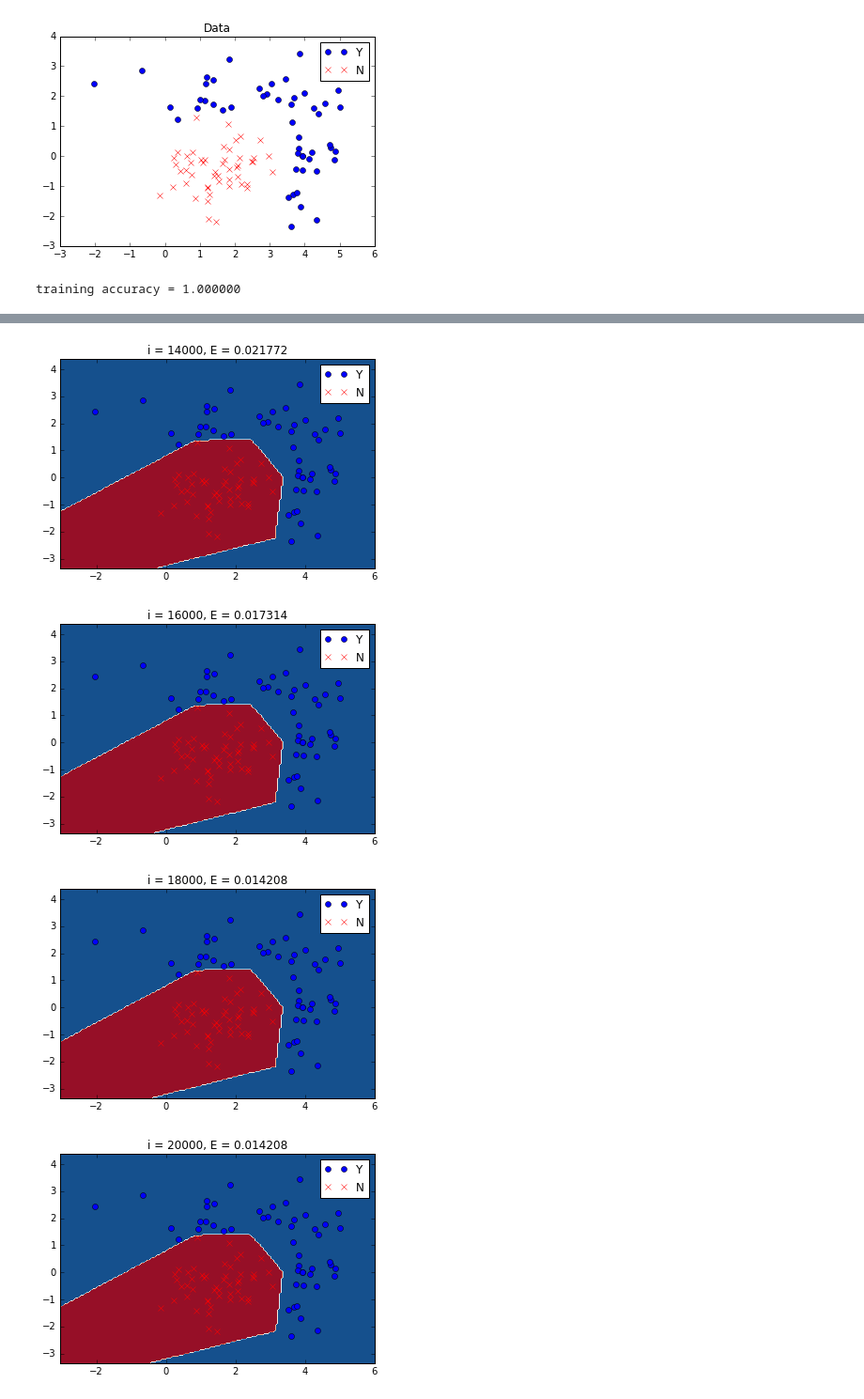
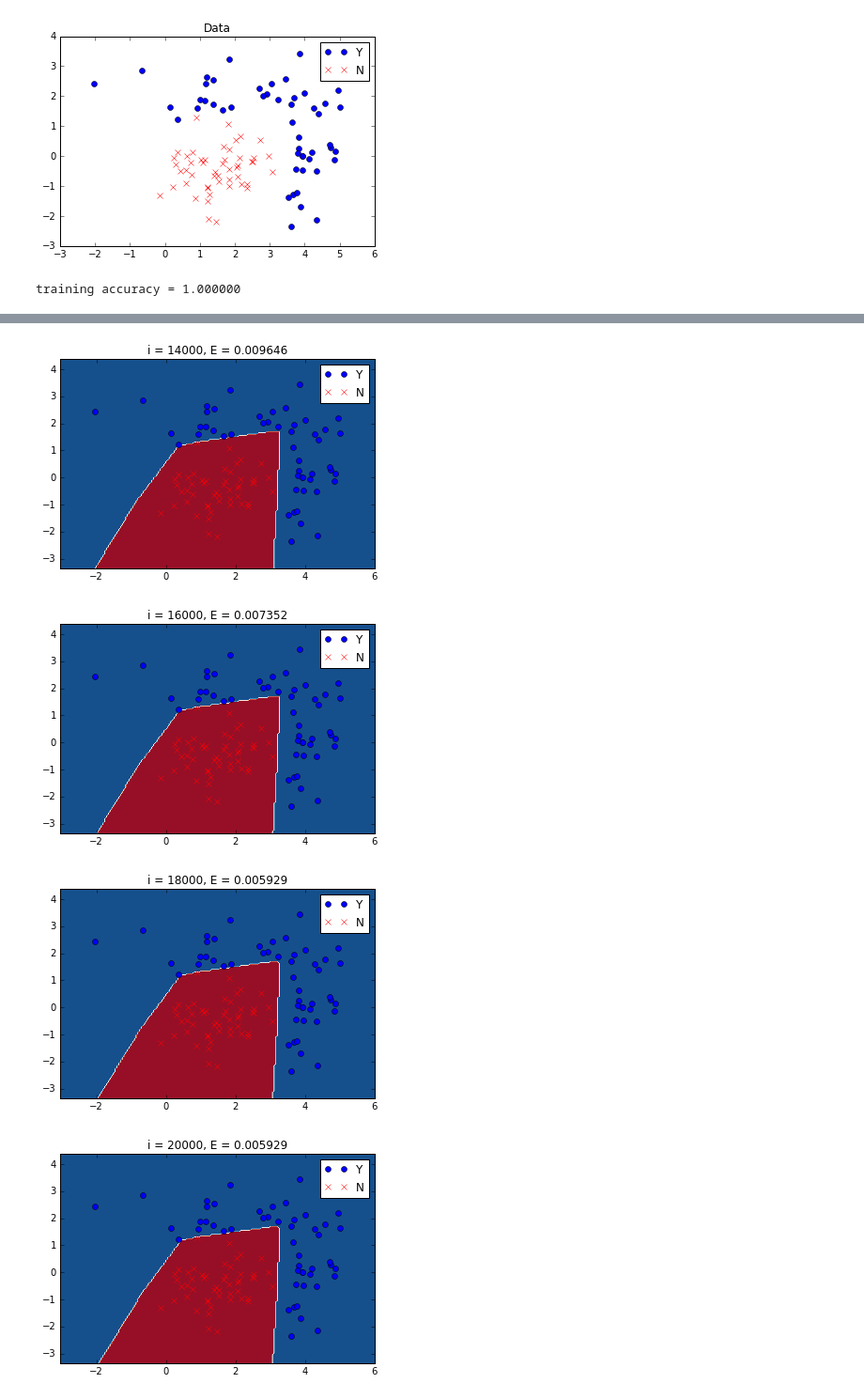
Before and after one commit to macromancer/DLTutorial_Python, a Jupyter notebook: MLP-Backpropagation.ipynb, the cells around one changed output, grey strips where cells are left out. Shown at 94% size. Saved outputs shown, nothing was run; the diff lists cells and outputs as text; code cells hidden in the pictures.

```diff
--- a/MLP-Backpropagation.ipynb
+++ b/MLP-Backpropagation.ipynb
@@ -352,8 +352,11 @@ plot_bi_data(x, y, title='Data')
 <matplotlib.axes._subplots.AxesSubplot at 0x...>
 [figure]
 # %%
-mlp = MLP(nNeurons = [2, 5, 5, 2], initW= 0.1, actFns=[ReLU, ReLU, tanh], gradFns=[grad_ReLU, grad_ReLU, grad_tanh])
-learn(mlp, x, y, 20000, 0.001)
+random.seed()
+mlp = MLP(nNeurons = [2, 5, 5, 2], initW= 0.01,
+          actFns=[ReLU, sigmoid, tanh], gradFns=[grad_ReLU, grad_sigmoid, grad_tanh])
+#mlp = MLP(nNeurons = [2, 5, 5, 2], initW= 0.1, actFns=[ReLU, ReLU, tanh], gradFns=[grad_ReLU, grad_ReLU, grad_tanh])
+learn(mlp, x, y, 20000, 0.01)
 c = classify(mlp, x)
 print "training accuracy = %f" % np.mean(y == (c>0))
 # %% [output]
@@ -368,4 +371,4 @@ training accuracy = 1.000000
-[figure, old version]
+[figure, new version]
-[figure, old version]
+[figure, new version]
-[figure, old version]
+[figure, new version]
-[figure, old version]
+[figure, new version]
```
Also changed, not shown: parts of 1 cell of this notebook, 2 other files.
